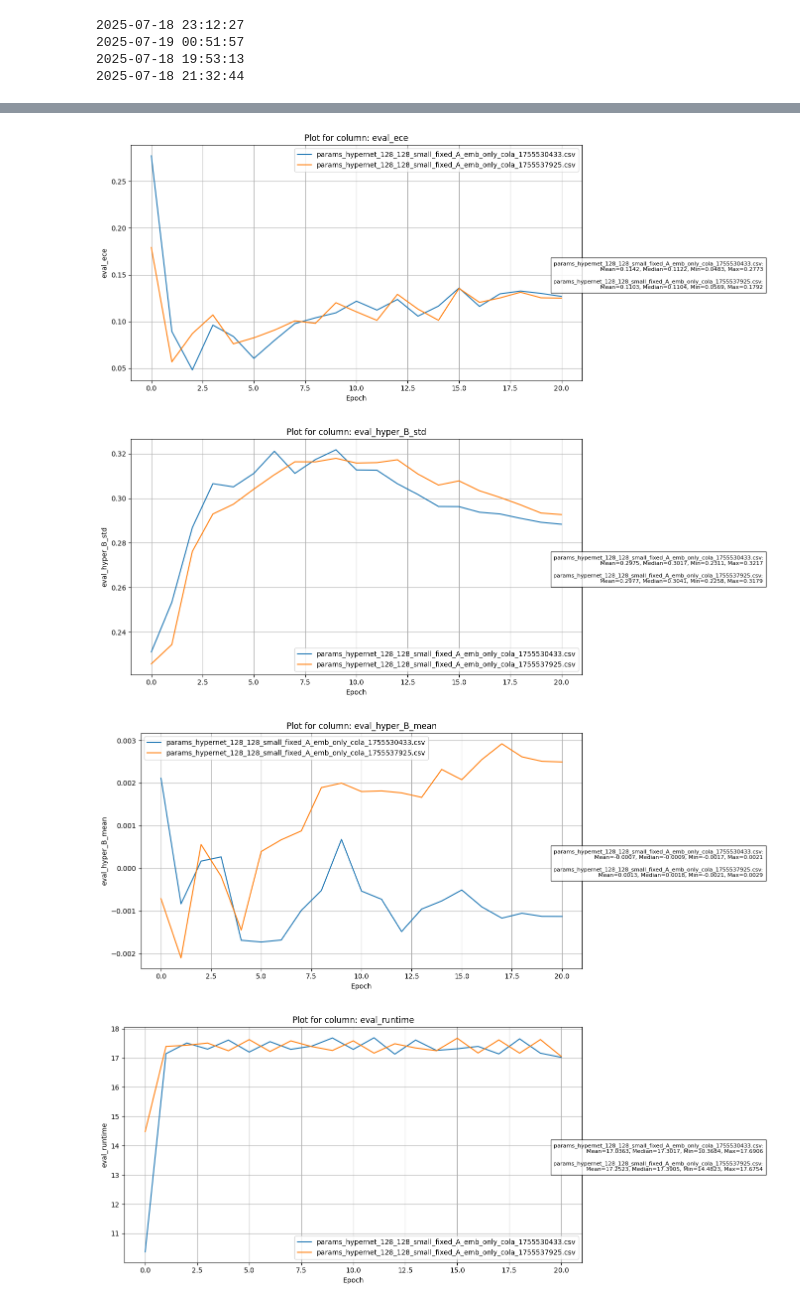
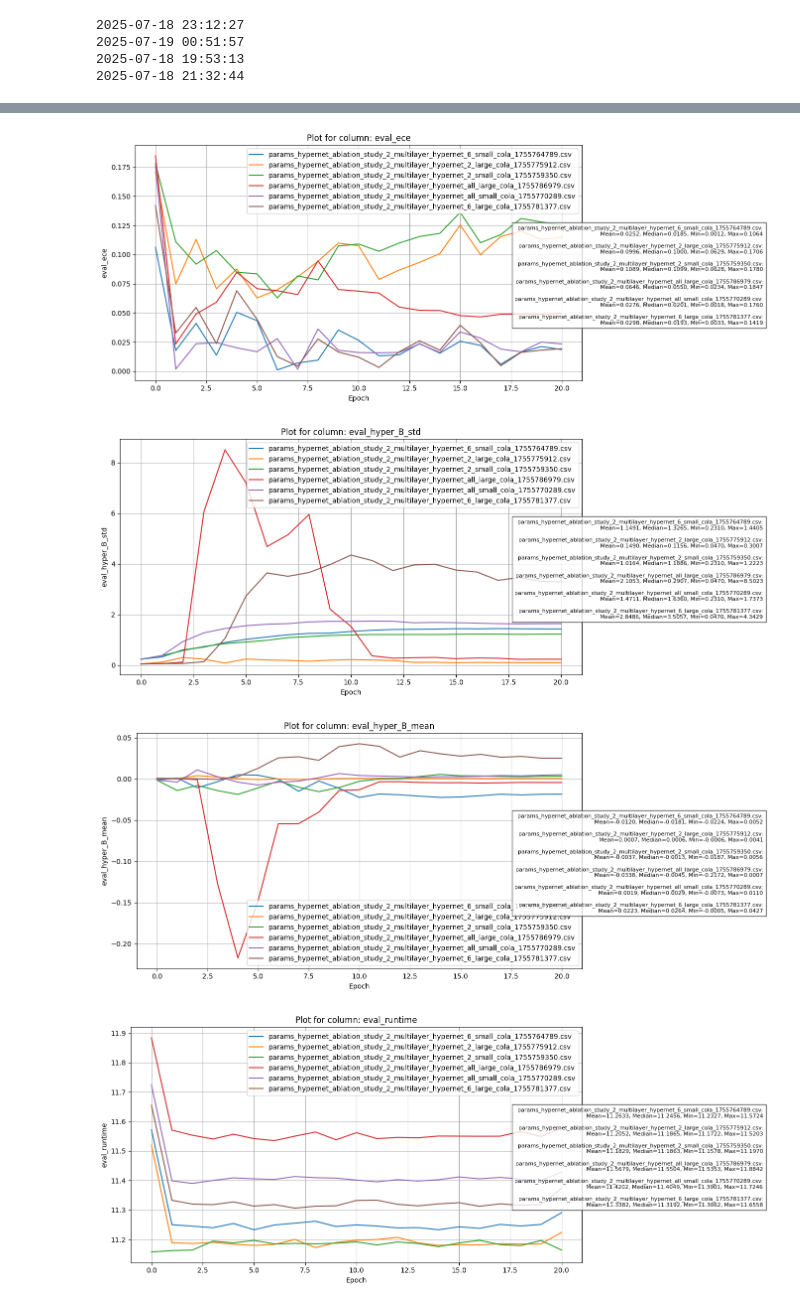
Before and after one commit to Yanggu11/TrustLoRA, a Jupyter notebook: read_outputs.ipynb, the cells around one changed output, grey strips where cells are left out. Drawn from its saved outputs; the diff is of its cells as text; code cells hidden in the pictures.

```diff
--- a/read_outputs.ipynb
+++ b/read_outputs.ipynb
@@ -77,7 +77,7 @@ print(dt_object)
 2025-07-18 19:53:13
 2025-07-18 21:32:44
 # %%
-dir_name = "./results/best_cola/"
+dir_name = "./results/ablation_2/"
 csv_files = [dir_name + file for file in os.listdir(dir_name)]
 
 plot_csv_columns(csv_files)
@@ -88,4 +88,4 @@ plot_csv_columns(csv_files)
-[figure, old version]
+[figure, new version]
-[figure, old version]
+[figure, new version]
-[figure, old version]
+[figure, new version]
-[figure, old version]
+[figure, new version]
```
Also changed, not shown: parts of 1 cell of this notebook, 1 other file.
